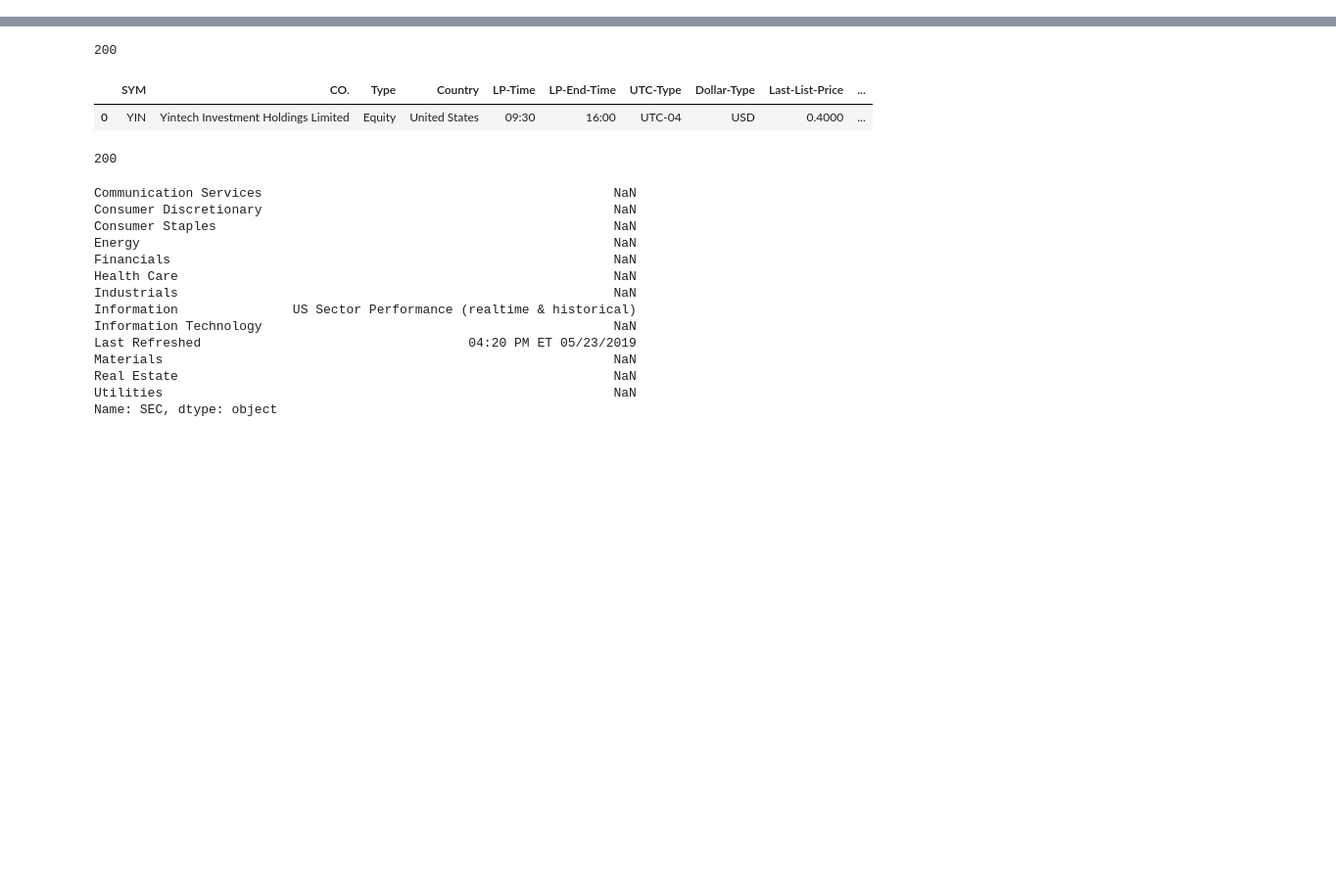
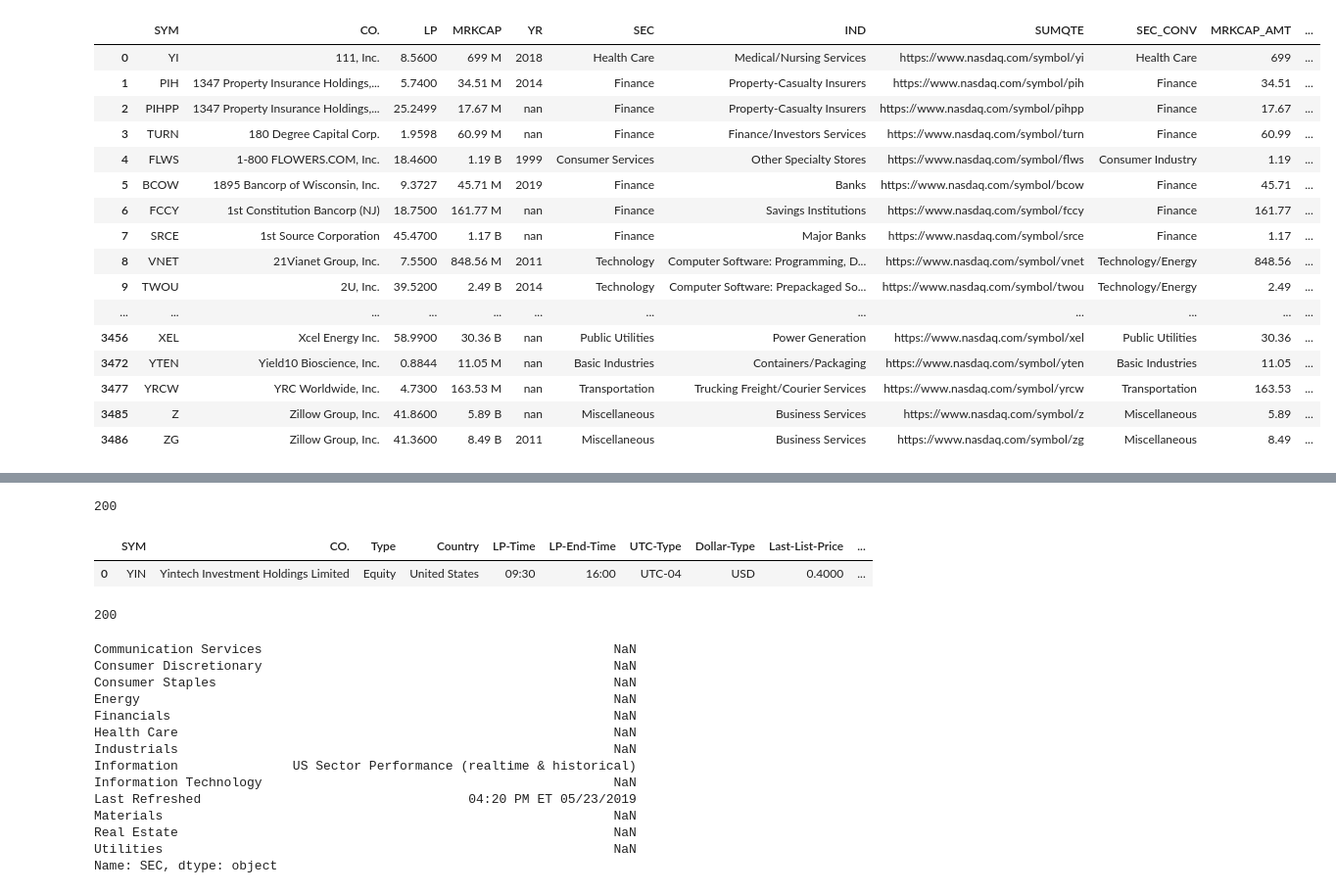
Before and after one commit to appddictionstudio/MDAS, a Jupyter notebook: backend/src/companyAnalysis.ipynb, the cells around one changed output, grey strips where cells are left out. Shown at 98% size. Drawn from its saved outputs; the diff is of its cells as text; code cells hidden in the pictures; blank space fills up the shorter version.

```diff
--- a/backend/src/companyAnalysis.ipynb
+++ b/backend/src/companyAnalysis.ipynb
@@ -108,0 +109,80 @@ NameError: name 'symbol' is not defined
+# %%
+# Getting the 5 top companies of each sector with Market Cap
+import requests
+import pandas as pd
+import numpy as np
+import sys
+import json
+df = pd.DataFrame()
+
+def get_top_companies_market_cap():
+    cols_to_use = [0,1,2,3,4,5,6,7]
+    csv_file_path = "../../assets/companylist.csv"
+    df = pd.read_csv(csv_file_path,
+        usecols= cols_to_use,
+        encoding='utf-8'
+        )
+    df['IPOyear'] = df['IPOyear'].astype(str)
+    df['IPOyear'] = df['IPOyear'].str.strip('.0')
+    df = df.rename(index=str, columns = {"Symbol": "SYM", "Name": "CO.", "LastSale": "LP", "MarketCap": "MRKCAP", "IPOyear": "YR", "Sector": "SEC", "industry": "IND", "Summary Quote": "SUMQTE"})
+    df['SYM'] = df['SYM'].str.strip()
+    df['SEC'] = df['SEC'].str.strip()
+    df['SEC_CONV'] = np.where(df['SEC']=="Consumer Durables", 'Consumer Industry', df['SEC'])
+    df['SEC_CONV'] = np.where(df['SEC']=="Consumer Non-Durables", 'Consumer Industry', df['SEC'])
+    df['SEC_CONV'] = np.where(df['SEC']=='Consumer Services', 'Consumer Industry', df['SEC'])
+    df["SEC"] = df["SEC"].replace("Empty", "No Industry Identified")
+    df["SEC_CONV"] = df["SEC_CONV"].replace("Empty", "No Industry Identified")
+    df["SEC_CONV"] = df["SEC_CONV"].replace("Consumer Durables", "Consumer Industry")
+    df["SEC_CONV"] = df["SEC_CONV"].replace("Consumer Non-Durables", "Consumer Industry")
+    df["SEC_CONV"] = df["SEC_CONV"].replace("Technology", "Technology/Energy")
+    df["SEC_CONV"] = df["SEC_CONV"].replace("Energy", "Technology/Energy")
+    df = df.groupby('SEC_CONV').head(100)
+#     df = df.iloc[:, [8,3]]
+    df['MRKCAP'] = df['MRKCAP'].str.replace('$', '')
+    df['MRKCAP'] = df['MRKCAP'].str.replace(',', '')
+    df['MRKCAP'] = df['MRKCAP'].str.replace('M', ' M')
+    df['MRKCAP'] = df['MRKCAP'].str.replace('B', ' B')
+    df['SEC_CONV'] = df['SEC_CONV'].fillna(value='No Industry Identified')
+    df['MRKCAP'] = df['MRKCAP'].fillna(value='0 D')
+    df.dropna(inplace = True)
+    df[['MRKCAP_AMT','MRKCAP_TYPE']] = df.MRKCAP.str.split(" ",expand=True,)
+    millions = df['MRKCAP_AMT'].str.replace('.', '').fillna(value='0').astype(int).multiply(other = 100, fill_value = 5)
+    billions = df['MRKCAP_AMT'].str.replace('.', '').fillna(value='0').astype(int).multiply(other = 1000000, fill_value = 5)
+    df.loc[df['MRKCAP_TYPE'] == 'M', 'Conversion'] = millions
+    df.loc[df['MRKCAP_TYPE'] == 'B', 'Conversion'] = billions
+    df.loc[df['MRKCAP_TYPE'] == 'D', 'Conversion'] = 0
+    df.loc[df['MRKCAP_TYPE'] == 'None', 'Conversion'] = df['MRKCAP_AMT'].fillna(value='0')
+    df['Conversion'] = df['Conversion'].fillna(value='0')
+    df['Conversion'] = df['Conversion'].astype(int)
+#     print(df.dtypes)
+#     print(sys.maxsize)
+#     group_sectors = df.groupby(['SEC_CONV','Conversion'])
+#     res = df.groupby(['SEC_CONV'])['Conversion'].mean().reset_index()
+
+#     print(res)
+#     res = res.to_json(orient='columns')
+#     res = json.dumps(res)
+#     res = res.replace('\\','')
+#     res = res.replace('"{','{')
+#     res = res.replace('}"','}')
+#   res.to_csv(r'c:/development/python\mrkcap.csv')
+    return df
+get_top_companies_market_cap()
+# %% [output]
+|  | SYM | CO. | LP | MRKCAP | YR | SEC | IND | SUMQTE | SEC_CONV | MRKCAP_AMT | ... |
+| 0 | YI | 111, Inc. | 8.5600 | 699 M | 2018 | Health Care | Medical/Nursing Services | https://www.nasdaq.com/symbol/yi | Health Care | 699 | ... |
+| 1 | PIH | 1347 Property Insurance Holdings,... | 5.7400 | 34.51 M | 2014 | Finance | Property-Casualty Insurers | https://www.nasdaq.com/symbol/pih | Finance | 34.51 | ... |
+| 2 | PIHPP | 1347 Property Insurance Holdings,... | 25.2499 | 17.67 M | nan | Finance | Property-Casualty Insurers | https://www.nasdaq.com/symbol/pihpp | Finance | 17.67 | ... |
+| 3 | TURN | 180 Degree Capital Corp. | 1.9598 | 60.99 M | nan | Finance | Finance/Investors Services | https://www.nasdaq.com/symbol/turn | Finance | 60.99 | ... |
+| 4 | FLWS | 1-800 FLOWERS.COM, Inc. | 18.4600 | 1.19 B | 1999 | Consumer Services | Other Specialty Stores | https://www.nasdaq.com/symbol/flws | Consumer Industry | 1.19 | ... |
+| 5 | BCOW | 1895 Bancorp of Wisconsin, Inc. | 9.3727 | 45.71 M | 2019 | Finance | Banks | https://www.nasdaq.com/symbol/bcow | Finance | 45.71 | ... |
+| 6 | FCCY | 1st Constitution Bancorp (NJ) | 18.7500 | 161.77 M | nan | Finance | Savings Institutions | https://www.nasdaq.com/symbol/fccy | Finance | 161.77 | ... |
+| 7 | SRCE | 1st Source Corporation | 45.4700 | 1.17 B | nan | Finance | Major Banks | https://www.nasdaq.com/symbol/srce | Finance | 1.17 | ... |
+| 8 | VNET | 21Vianet Group, Inc. | 7.5500 | 848.56 M | 2011 | Technology | Computer Software: Programming, D... | https://www.nasdaq.com/symbol/vnet | Technology/Energy | 848.56 | ... |
+| 9 | TWOU | 2U, Inc. | 39.5200 | 2.49 B | 2014 | Technology | Computer Software: Prepackaged So... | https://www.nasdaq.com/symbol/twou | Technology/Energy | 2.49 | ... |
+| ... | ... | ... | ... | ... | ... | ... | ... | ... | ... | ... | ... |
+| 3456 | XEL | Xcel Energy Inc. | 58.9900 | 30.36 B | nan | Public Utilities | Power Generation | https://www.nasdaq.com/symbol/xel | Public Utilities | 30.36 | ... |
+| 3472 | YTEN | Yield10 Bioscience, Inc. | 0.8844 | 11.05 M | nan | Basic Industries | Containers/Packaging | https://www.nasdaq.com/symbol/yten | Basic Industries | 11.05 | ... |
+| 3477 | YRCW | YRC Worldwide, Inc. | 4.7300 | 163.53 M | nan | Transportation | Trucking Freight/Courier Services | https://www.nasdaq.com/symbol/yrcw | Transportation | 163.53 | ... |
+| 3485 | Z | Zillow Group, Inc. | 41.8600 | 5.89 B | nan | Miscellaneous | Business Services | https://www.nasdaq.com/symbol/z | Miscellaneous | 5.89 | ... |
+| 3486 | ZG | Zillow Group, Inc. | 41.3600 | 8.49 B | 2011 | Miscellaneous | Business Services | https://www.nasdaq.com/symbol/zg | Miscellaneous | 8.49 | ... |
```
Also changed, not shown: parts of 5 cells of this notebook.
